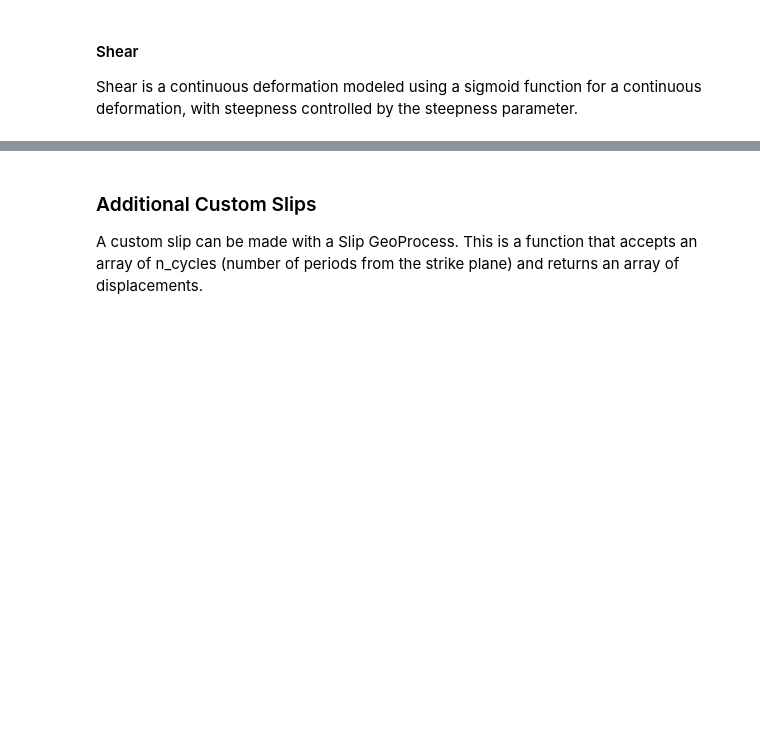
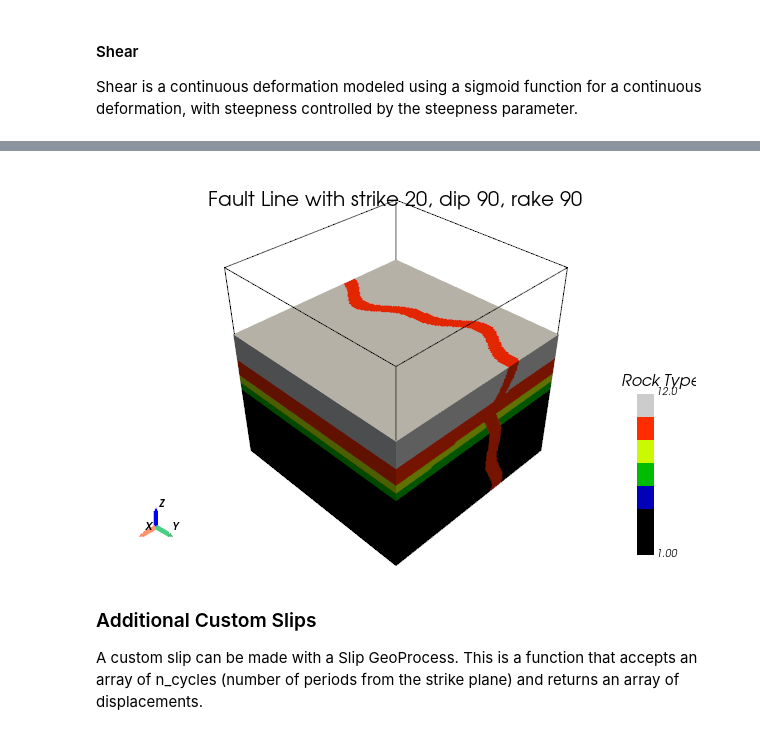
Before and after one commit to kostubhagarwal/StructuralGeo, a Jupyter notebook: code_examples/feature_examples.ipynb, the cells around one changed output, grey strips where cells are left out. Saved outputs shown, nothing was run; the diff lists cells and outputs as text; code cells hidden in the pictures; blank space fills up the shorter version.

```diff
--- a/code_examples/feature_examples.ipynb
+++ b/code_examples/feature_examples.ipynb
@@ -395,3 +390,20 @@ for params in strike_dip_rake:
+# %%
+
+fault = geo.Fault(strike=0, dip=15, rake=10 , amplitude=2.5, origin=(0, 0, 0))
+dike  = geo.Dike(strike=0, dip=75, width=3, origin=(-6, 8, 0), value=9)
+history = [bedrock, sediment3, dike, fold, fault]
+# make a new larger model
+bounds = ((-20, 20), (-20, 20), (-20, 20))
+model = geo.GeoModel(bounds=bounds, resolution=128)
+model.clear_history()
+model.add_history(history)
+model.compute_model()
+p = geovis.volview(model)
+p.window_size = window_size
+p.add_title(title=f'Fault Line with strike {params[0]}, dip {params[1]}, rake {params[2]}', font_size=8)
+p.show()
+# %% [output]
+[figure, added]
 # %% [markdown]
 ### Additional Custom Slips
 A custom slip can be made with a Slip GeoProcess. This is a function that accepts an array of n_cycles (number of periods from the strike plane) and returns an array of displacements.
```
Also changed, not shown: parts of 13 cells of this notebook, 7 other files.
